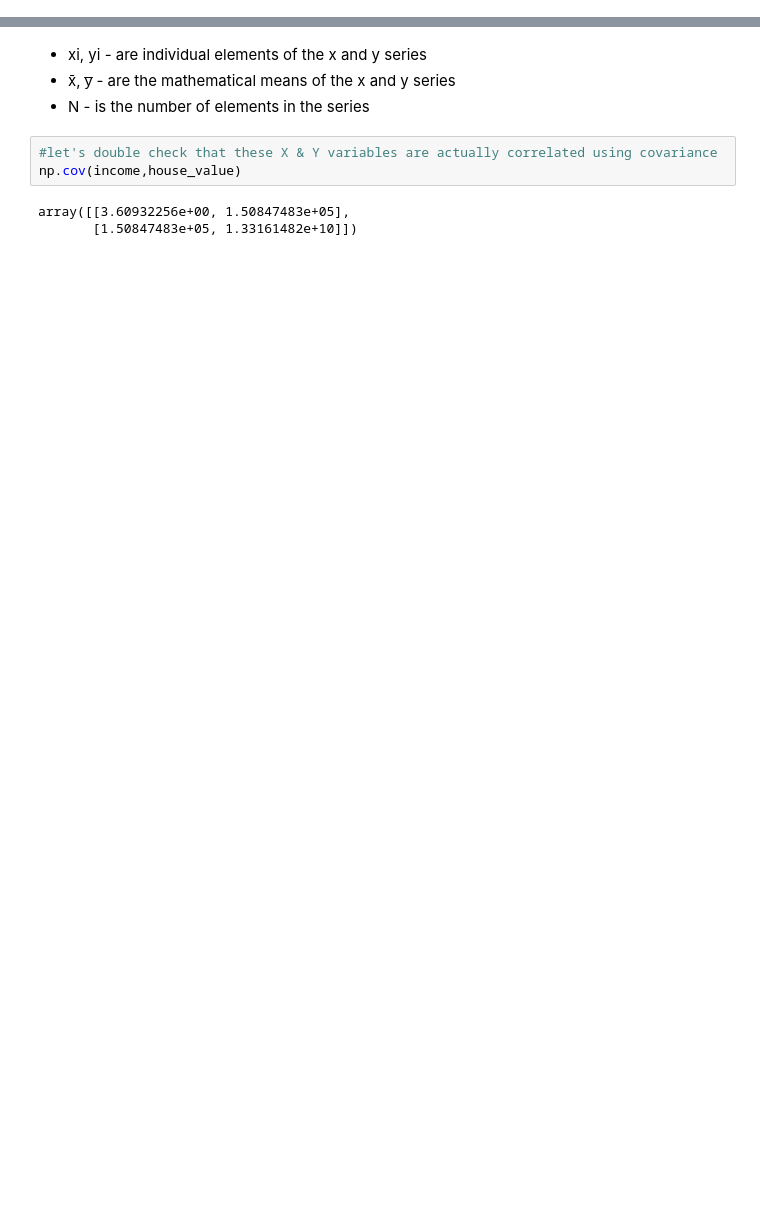
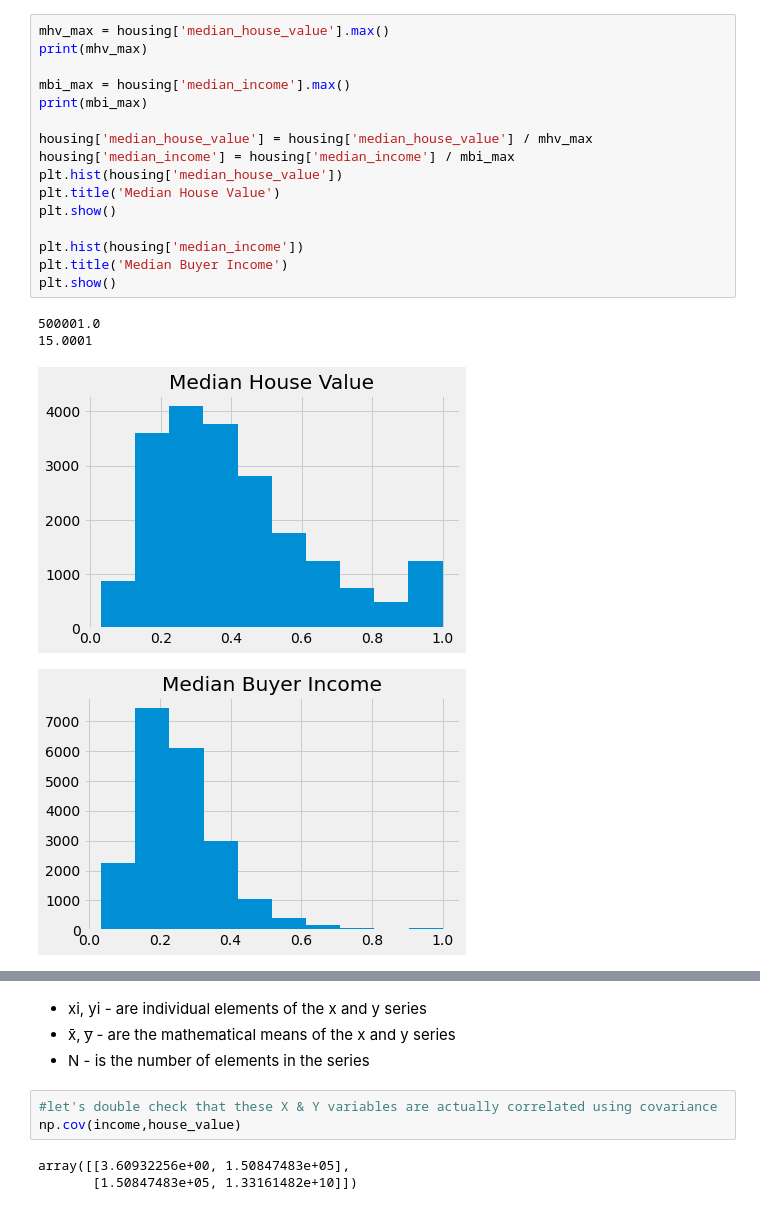
Before and after one commit to NoamYakar23/Linear-Regression-Using-Salary-Data, a Jupyter notebook: two-variable-regression-housing-data.ipynb, the cells around one changed output, grey strips where cells are left out. Cells and saved outputs as stored; diff of their text form; blank space fills up the shorter version.

```diff
--- a/two-variable-regression-housing-data.ipynb
+++ b/two-variable-regression-housing-data.ipynb
@@ -15,3 +34,24 @@ housing.head()
+# %%
+mhv_max = housing['median_house_value'].max()
+print(mhv_max)
+
+mbi_max = housing['median_income'].max()
+print(mbi_max)
+
+housing['median_house_value'] = housing['median_house_value'] / mhv_max
+housing['median_income'] = housing['median_income'] / mbi_max
+plt.hist(housing['median_house_value'])
+plt.title('Median House Value')
+plt.show()
+
+plt.hist(housing['median_income'])
+plt.title('Median Buyer Income')
+plt.show()
+# %% [output]
+500001.0
+15.0001
+[figure, added]
+[figure, added]
 # %%
 #The two variables we will use for regression are housing median age & median house value
 income = housing['median_income']
```
Also changed, not shown: parts of 8 cells of this notebook.
